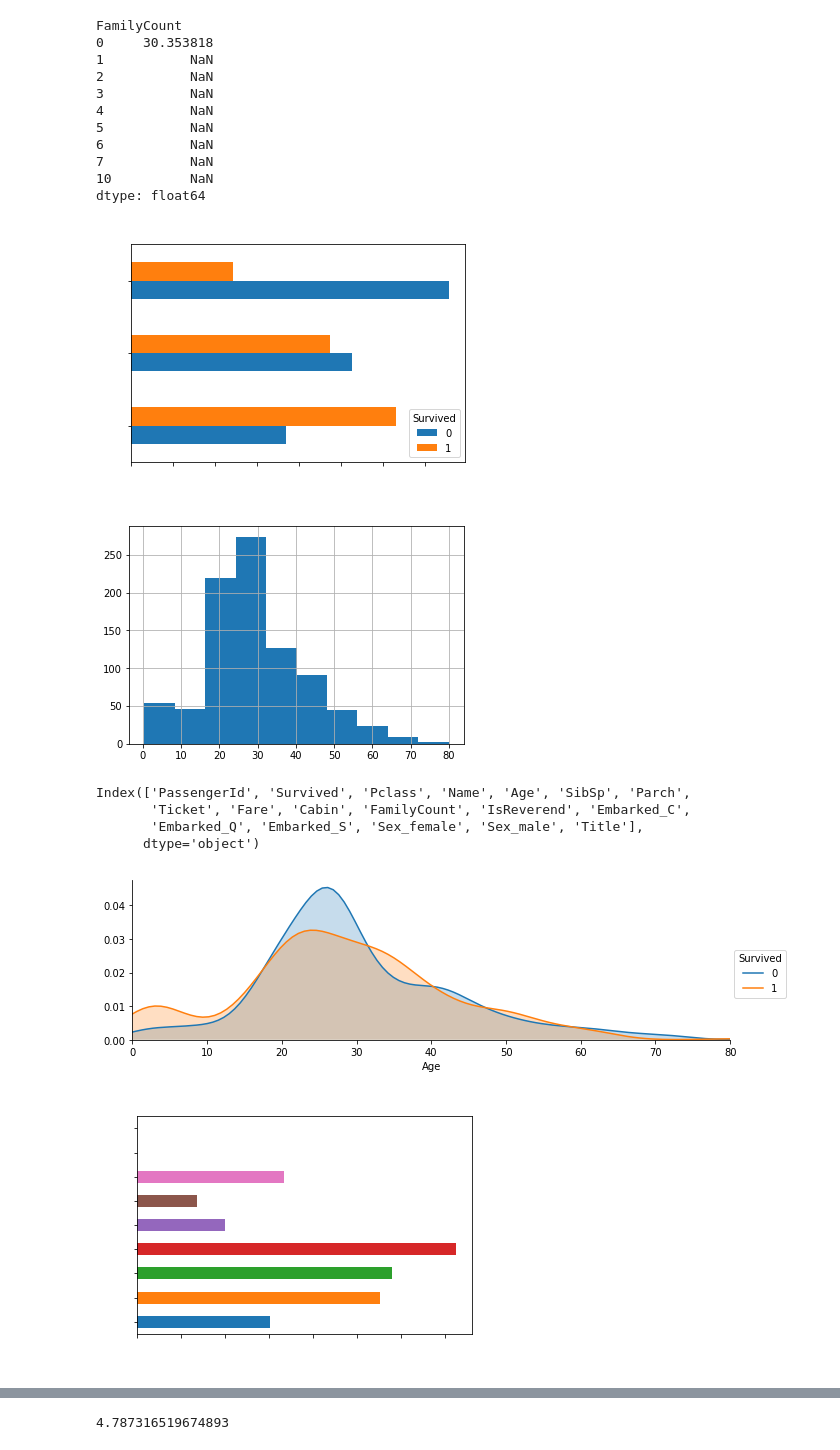
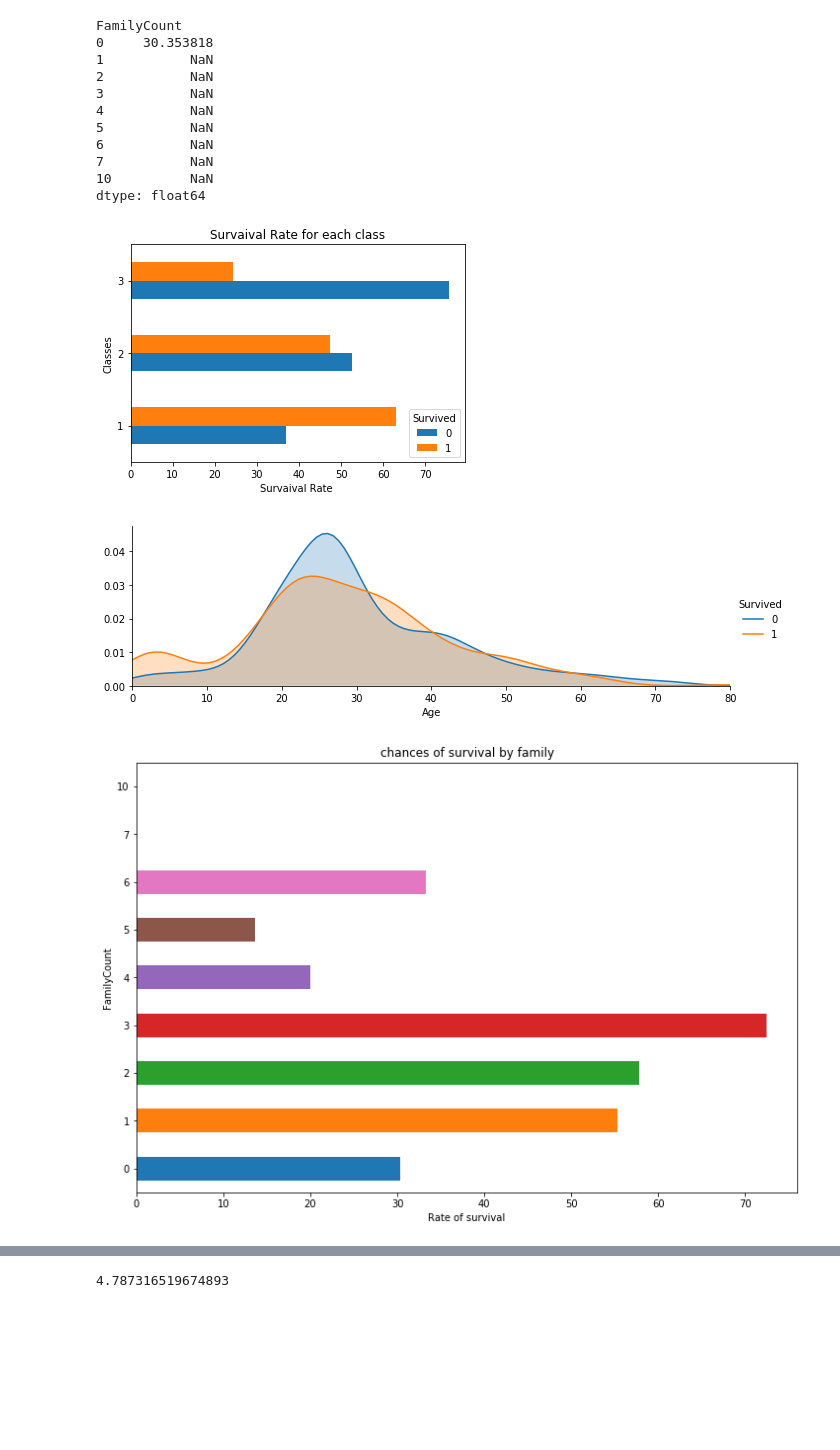
Before and after one commit to fsq2/Titanic, a Jupyter notebook: Titanic.ipynb, the cells around one changed output, grey strips where cells are left out. Drawn from its saved outputs; the diff is of its cells as text; code cells hidden in the pictures; blank space fills up the shorter version.

Commit message:
add more graphs

```diff
--- a/Titanic.ipynb
+++ b/Titanic.ipynb
@@ -123,0 +138,5 @@ print(f'{surviul_rate}%')
+# %%
+# create categories bassed on age
+binss=[0, 5, 12, 18, 35, 60, 100]
+label_names = ['Infant', "Child", 'Teenager', "Young Adult", 'Adult', 'Senior']
+titanic['Age_group']= pd.cut(titanic.Age,bins=binss,labels=label_names)
@@ -123,0 +152,16 @@ print(f'{surviul_rate}%')
+# %%
+# make dummy columns
+titanic = pd.get_dummies(titanic, columns=['Age_group'])
+# %%
+# Functions that returns the title from a name. All the name in the dataset has the format "Surname, Title. Name"
+def get_title(name):
+    if '.' in name:
+        return name.split(',')[1].split('.')[0].strip()
+    else:
+        return 'Unknown'
+
+
+# Lets create a new column for the titles
+titanic['Title'] = titanic['Name'].map(lambda x: get_title(x))
+# make dummy columns
+titanic = pd.get_dummies(titanic, columns=['Title'])
@@ -309,40 +336,31 @@ FamilyCount
 dtype: float64
 # %%
 classs.plot(kind='barh');
-plt.title('Survaival Rate for each class', color='white')
-plt.ylabel('Classes',color='white');
-plt.xlabel('Survaival Rate ',color='white');
+plt.title('Survaival Rate for each class')
+plt.ylabel('Classes');
+plt.xlabel('Survaival Rate ');
 
-plt.xticks(color='white');
-plt.yticks(color='white');
+# plt.xticks(color='white');
+# plt.yticks(color='white');
 # %% [output]
-[figure, old version]
+[figure, new version]
-# %%
-titanic.Age.hist();
-# %% [output]
-[figure, removed]
 # %%
-age_class = sns.FacetGrid(titanic, hue='Survived', aspect=3, legend_out=True)
-age_class.map(sns.kdeplot, "Age", shade=True).add_legend()
-age_class.set(xlim=(0, 80));
-titanic.columns
+ageclass = sns.FacetGrid(titanic, hue='Survived', aspect=3, legend_out=True)
+ageclass.map(sns.kdeplot, "Age", shade=True).add_legend()
+ageclass.set(xlim=(0, 80));
 # %% [output]
-Index(['PassengerId', 'Survived', 'Pclass', 'Name', 'Age', 'SibSp', 'Parch',
-       'Ticket', 'Fare', 'Cabin', 'FamilyCount', 'IsReverend', 'Embarked_C',
-       'Embarked_Q', 'Embarked_S', 'Sex_female', 'Sex_male', 'Title'],
-      dtype='object')
 [figure]
 # %%
 s = titanic.groupby('FamilyCount')['Survived'].sum()/titanic.groupby('FamilyCount')['PassengerId'].count() * 100
 
-plt.title('chances of survival by family',color='white');
-plt.xlabel('Rate of survival',color='white')
-plt.ylabel('family  count',color='white')
+plt.title('chances of survival by family');
+plt.xlabel('Rate of survival')
+plt.ylabel('family  count')
 
-plt.xticks(color='white')
-plt.yticks(color='white')
+# plt.xticks(color='white')
+# plt.yticks(color='white')
 
 
-s.plot(kind='barh');
+s.plot(kind='barh',figsize=(12,8));
 # %% [output]
-[figure, old version]
+[figure, new version]
```
Also changed, not shown: parts of 72 cells of this notebook, 2 other files.
